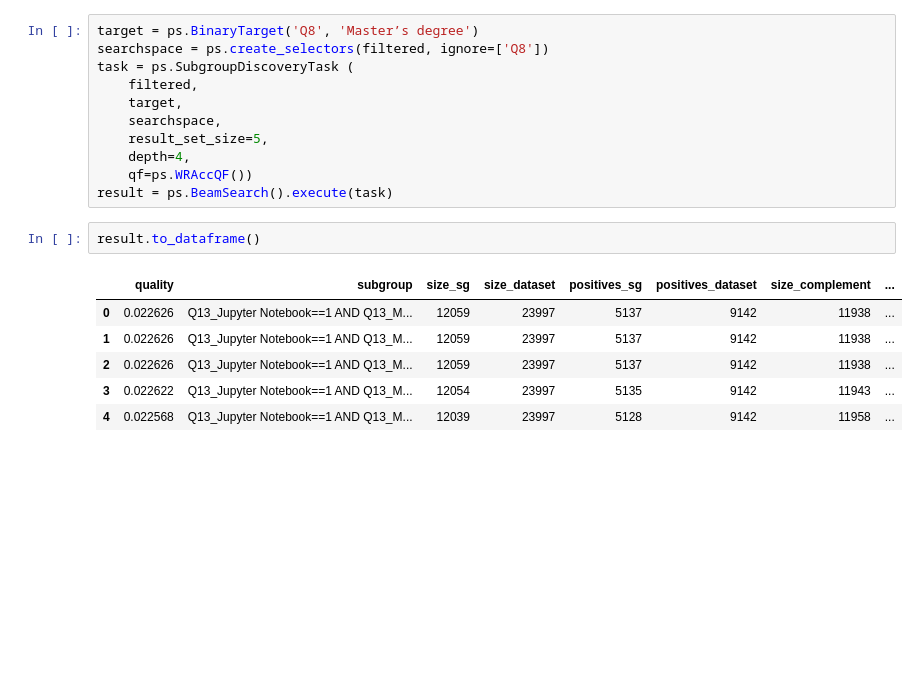
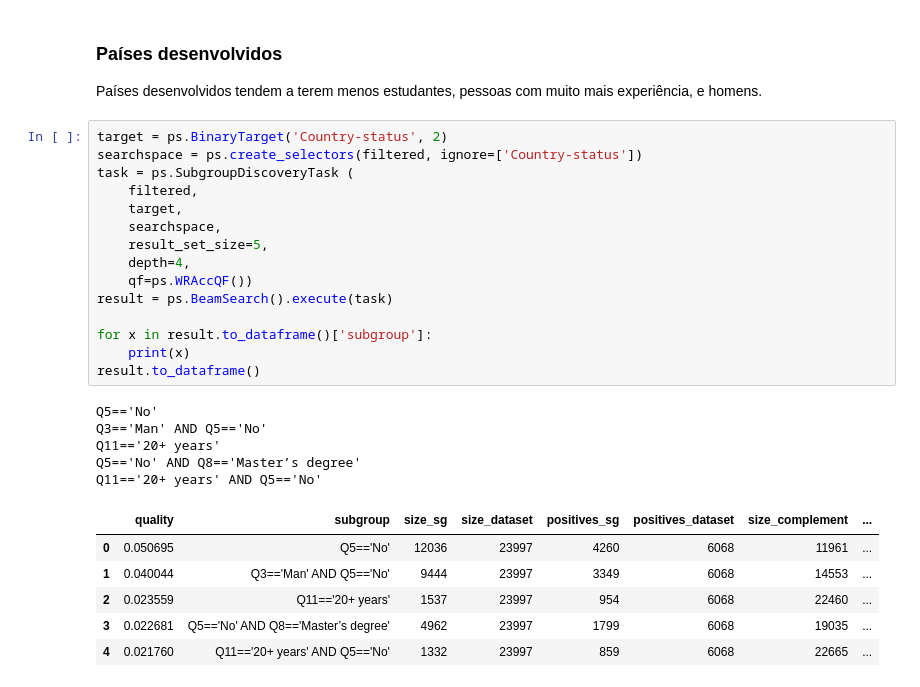
Before and after one commit to vlcfaria/kaggle-datamine, a Jupyter notebook: analysis.ipynb, the cells around one changed output. Cells and saved outputs as stored; diff of their text form; blank space fills up the shorter version.

```diff
--- a/analysis.ipynb
+++ b/analysis.ipynb
@@ -38,20 +80,31 @@ filtered.head()
+# %% [markdown]
+### Países desenvolvidos
+
+Países desenvolvidos tendem a terem menos estudantes, pessoas com muito mais experiência, e homens.
 # %%
-target = ps.BinaryTarget('Q8', 'Master’s degree')
-searchspace = ps.create_selectors(filtered, ignore=['Q8'])
+target = ps.BinaryTarget('Country-status', 2)
+searchspace = ps.create_selectors(filtered, ignore=['Country-status'])
 task = ps.SubgroupDiscoveryTask (
     filtered,
     target,
     searchspace,
     result_set_size=5,
     depth=4,
     qf=ps.WRAccQF())
 result = ps.BeamSearch().execute(task)
+
+for x in result.to_dataframe()['subgroup']:
+    print(x)
+result.to_dataframe()
+# %% [output]
+Q5=='No'
+Q3=='Man' AND Q5=='No'
+Q11=='20+ years'
+Q5=='No' AND Q8=='Master’s degree'
+Q11=='20+ years' AND Q5=='No'
+|  | quality | subgroup | size_sg | size_dataset | positives_sg | positives_dataset | size_complement | ... |
+| 0 | 0.050695 | Q5=='No' | 12036 | 23997 | 4260 | 6068 | 11961 | ... |
+| 1 | 0.040044 | Q3=='Man' AND Q5=='No' | 9444 | 23997 | 3349 | 6068 | 14553 | ... |
+| 2 | 0.023559 | Q11=='20+ years' | 1537 | 23997 | 954 | 6068 | 22460 | ... |
+| 3 | 0.022681 | Q5=='No' AND Q8=='Master’s degree' | 4962 | 23997 | 1799 | 6068 | 19035 | ... |
+| 4 | 0.021760 | Q11=='20+ years' AND Q5=='No' | 1332 | 23997 | 859 | 6068 | 22665 | ... |
-# %%
-result.to_dataframe()
-# %% [output]
-|  | quality | subgroup | size_sg | size_dataset | positives_sg | positives_dataset | size_complement | ... |
-| 0 | 0.022626 | Q13_Jupyter Notebook==1 AND Q13_M... | 12059 | 23997 | 5137 | 9142 | 11938 | ... |
-| 1 | 0.022626 | Q13_Jupyter Notebook==1 AND Q13_M... | 12059 | 23997 | 5137 | 9142 | 11938 | ... |
-| 2 | 0.022626 | Q13_Jupyter Notebook==1 AND Q13_M... | 12059 | 23997 | 5137 | 9142 | 11938 | ... |
-| 3 | 0.022622 | Q13_Jupyter Notebook==1 AND Q13_M... | 12054 | 23997 | 5135 | 9142 | 11943 | ... |
-| 4 | 0.022568 | Q13_Jupyter Notebook==1 AND Q13_M... | 12039 | 23997 | 5128 | 9142 | 11958 | ... |
```
Also changed, not shown: parts of 14 cells of this notebook, 3 other files.
